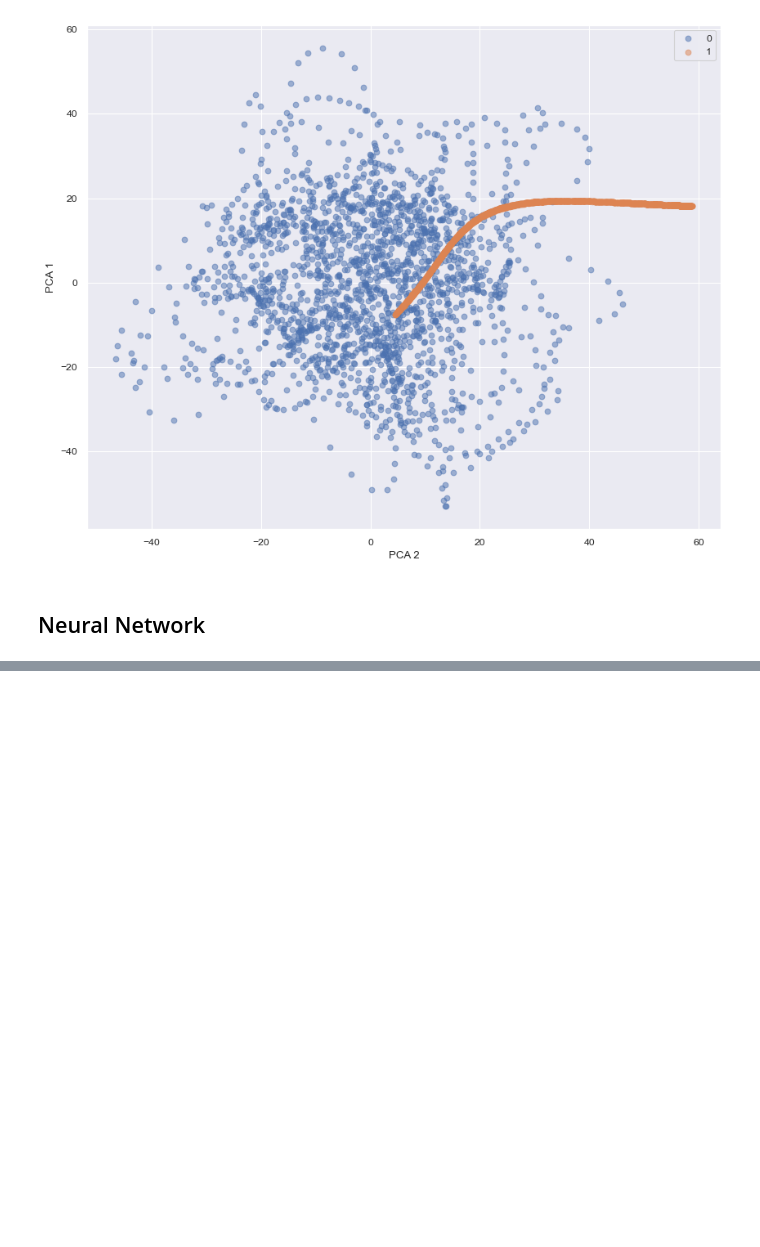
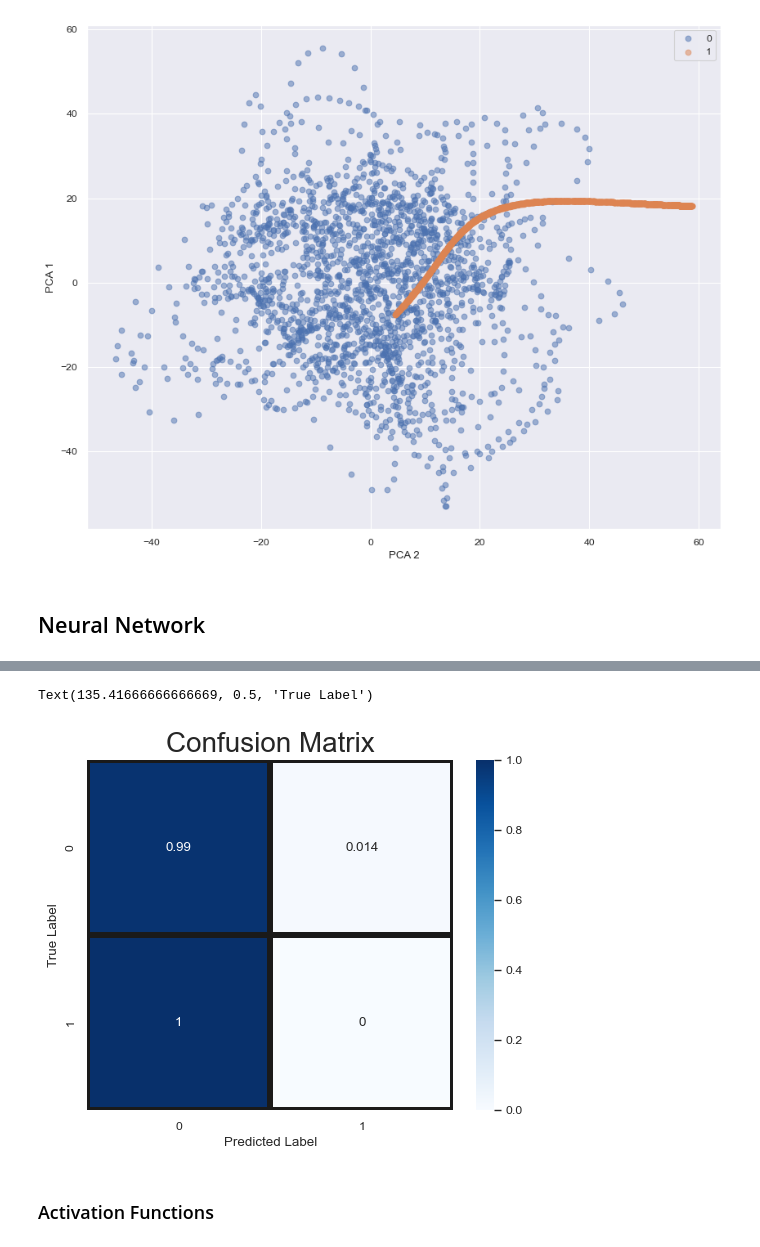
Before and after one commit to NicoGalvarino/Exoplanet-exploration, a Jupyter notebook: exoplanet_ANN.ipynb, the cells around one changed output, grey strips where cells are left out. Drawn from its saved outputs; the diff is of its cells as text; code cells hidden in the pictures; blank space fills up the shorter version.

```diff
--- a/exoplanet_ANN.ipynb
+++ b/exoplanet_ANN.ipynb
@@ -581,0 +648,15 @@ plt.ylabel('True Label')
+# %%
+def build_classifier_rms():
+    classifier = Sequential()
+
+    classifier.add(Dense(units=4, kernel_initializer='uniform', activation='relu', input_dim=x_train_res.shape[1]))
+    classifier.add(Dense(units=4, kernel_initializer='uniform', activation='relu'))
+    classifier.add(Dense(units=1, kernel_initializer='uniform', activation='sigmoid'))
+
+    classifier.compile(optimizer='RMSprop', loss='binary_crossentropy', metrics=['accuracy'])
+
+    return classifier
+# %%
+classifier_rms = KerasClassifier(build_fn=build_classifier_rms, epochs=40, batch_size=32)
+
+history_rms = classifier_rms.fit(x_train_res, y_train_res, verbose=2)
@@ -581,0 +681,4 @@ plt.ylabel('True Label')
+# %%
+y_pred_rms = classifier_rms.predict(x_test_pca37)
+score = accuracy_score(y_test, y_pred_rms)
+print('Accuracy = ', score)
@@ -581,0 +688,13 @@ plt.ylabel('True Label')
+# %%
+plt.figure(figsize=(13, 10))
+plt.subplot(221)
+sns.heatmap(confusion_matrix(y_test, y_pred_rms, normalize='true'),
+            annot=True, cmap="Blues", linecolor="k", linewidths=3)
+plt.title("Confusion Matrix", fontsize=20)
+plt.xlabel('Predicted Label')
+plt.ylabel('True Label')
+# %% [output]
+Text(135.41666666666669, 0.5, 'True Label')
+[figure, added]
+# %% [markdown]
+### Activation Functions
```
Also changed, not shown: parts of 14 cells of this notebook.
